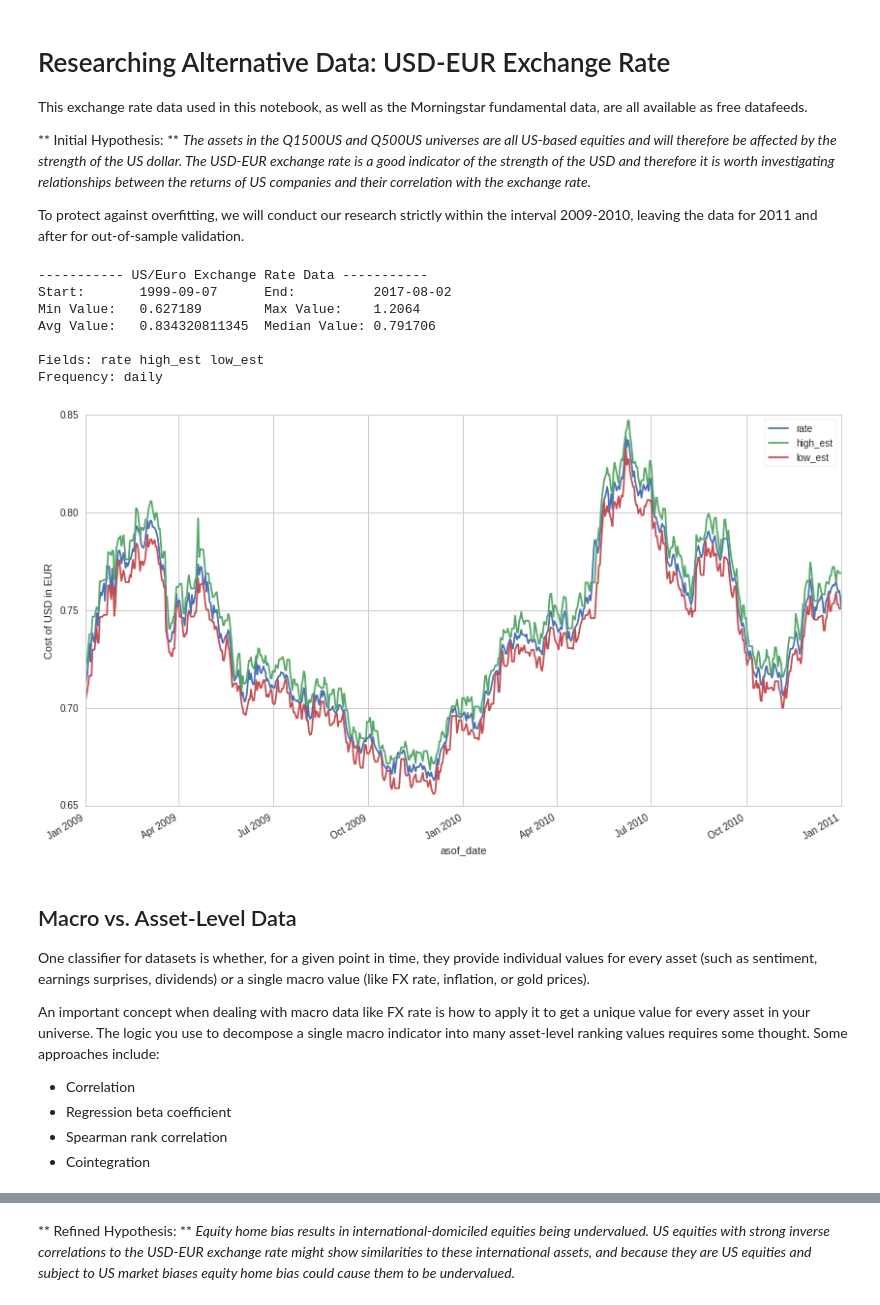
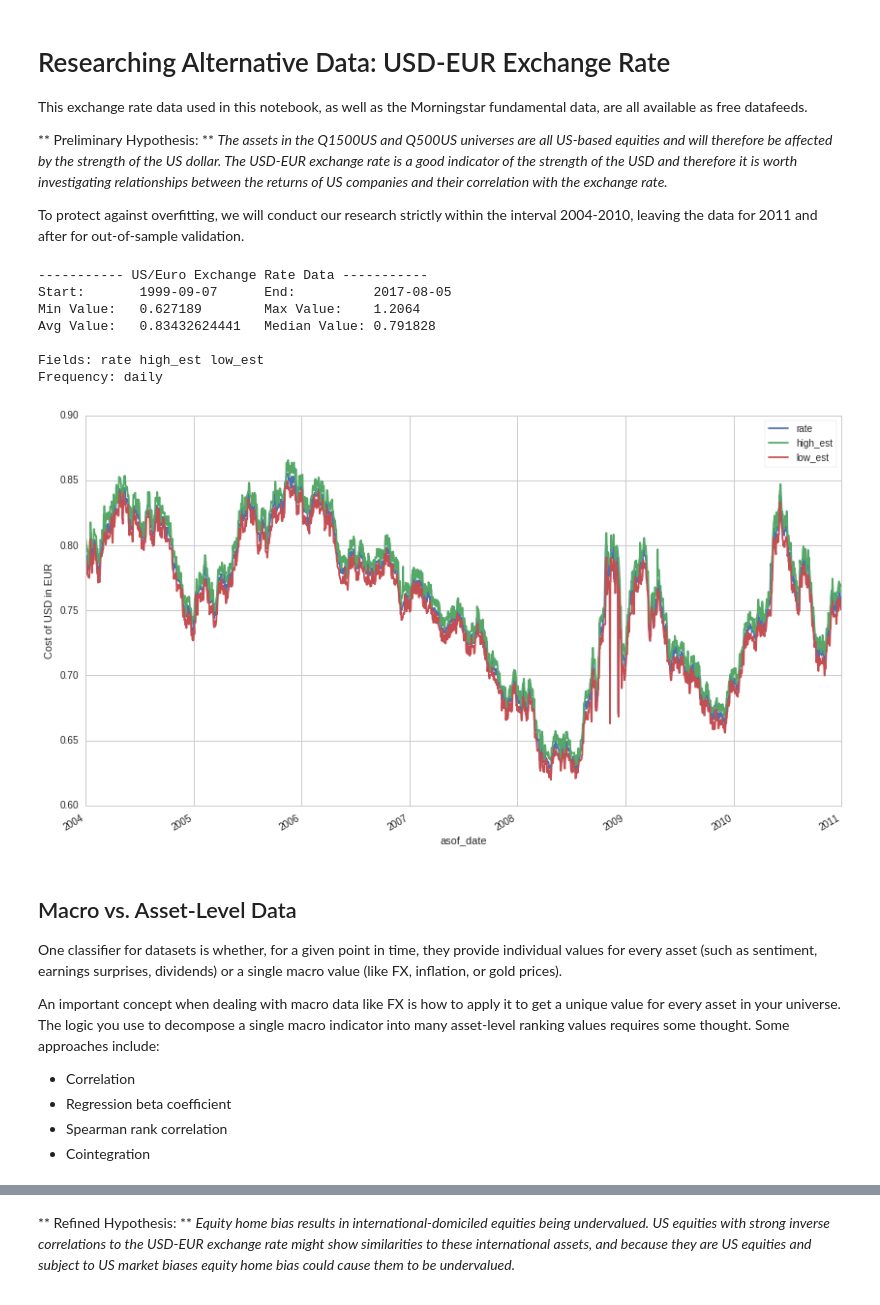
Before and after one commit to quantopian/research_public, a Jupyter notebook: case_studies/USD_EUR_exchange_rate/notebook.ipynb, the cells around one changed output, grey strips where cells are left out. Saved outputs shown, nothing was run; the diff lists cells and outputs as text; code cells hidden in the pictures.

```diff
--- a/case_studies/USD_EUR_exchange_rate/notebook.ipynb
+++ b/case_studies/USD_EUR_exchange_rate/notebook.ipynb
@@ -43,9 +44,9 @@ from odo import odo
 # Researching Alternative Data: USD-EUR Exchange Rate
 This exchange rate data used in this notebook, as well as the Morningstar fundamental data, are all available as free datafeeds.
 
-** Initial Hypothesis: ** *The assets in the Q1500US and Q500US universes are all US-based equities and will therefore be affected by the strength of the US dollar. The USD-EUR exchange rate is a good indicator of the strength of the USD and therefore it is worth investigating relationships between the returns of US companies and their correlation with the exchange rate.*
+** Preliminary Hypothesis: ** *The assets in the Q1500US and Q500US universes are all US-based equities and will therefore be affected by the strength of the US dollar. The USD-EUR exchange rate is a good indicator of the strength of the USD and therefore it is worth investigating relationships between the returns of US companies and their correlation with the exchange rate.*
 
-To protect against overfitting, we will conduct our research strictly within the interval 2009-2010, leaving the data for 2011 and after for out-of-sample validation.
+To protect against overfitting, we will conduct our research strictly within the interval 2004-2010, leaving the data for 2011 and after for out-of-sample validation.
 # %%
 # Importing exchange rate data set
 # When importing for blaze/non-pipeline research use quantopian.interactive._
@@ -69,42 +70,42 @@ data['low_est'][data['low_est'] == 0] = None
 # %%
 # Getting an understanding of the size and structure of the data by finding
 print "----------- US/Euro Exchange Rate Data -----------"
 def summary(data):
     print "%-12s %-15s %-13s %s" % ('Start:', data.index[0].date(),
                                     'End:', data.index[-1].date())
     print "%-12s %-15s %-13s %s" % ('Min Value:', data.min(),
                                     'Max Value:', data.max())
     print "%-12s %-15s %-13s %s" % ('Avg Value:', data.mean(),
                                     'Median Value:', data.median())
 
 summary(data['rate'])
 
 print "\nFields:", data.columns[0], data.columns[1], data.columns[2]
 print "Frequency: daily\n"
 
 # Conduct research within this time frame, leaving ample room for out-of-sample-testing
-start = '2009-01-01'
+start = '2004-01-01'
 end = '2011-01-01'
 
 # Plot rate, high_est, low_est for our window
 # Used ffill to fill empty high_est and low_est days with most recent value
 data[start:end].ffill().plot();
 plt.ylabel('Cost of USD in EUR');
 # %% [output]
 ----------- US/Euro Exchange Rate Data -----------
-Start:       1999-09-07      End:          2017-08-02
+Start:       1999-09-07      End:          2017-08-05
 Min Value:   0.627189        Max Value:    1.2064
-Avg Value:   0.834320811345  Median Value: 0.791706
+Avg Value:   0.83432624441   Median Value: 0.791828
 
 Fields: rate high_est low_est
 Frequency: daily
-[figure, old version]
+[figure, new version]
 # %% [markdown]
 ## Macro vs. Asset-Level Data
 
-One classifier for datasets is whether, for a given point in time, they provide individual values for every asset (such as sentiment, earnings surprises, dividends) or a single macro value (like FX rate, inflation, or gold prices).
+One classifier for datasets is whether, for a given point in time, they provide individual values for every asset (such as sentiment, earnings surprises, dividends) or a single macro value (like FX, inflation, or gold prices).
 
-An important concept when dealing with macro data like FX rate is how to apply it to get a unique value for every asset in your universe. The logic you use to decompose a single macro indicator into many asset-level ranking values requires some thought. Some approaches include:
+An important concept when dealing with macro data like FX is how to apply it to get a unique value for every asset in your universe. The logic you use to decompose a single macro indicator into many asset-level ranking values requires some thought. Some approaches include:
 
 * Correlation
 * Regression beta coefficient
```
Also changed, not shown: parts of 34 cells of this notebook, 1 other file.
